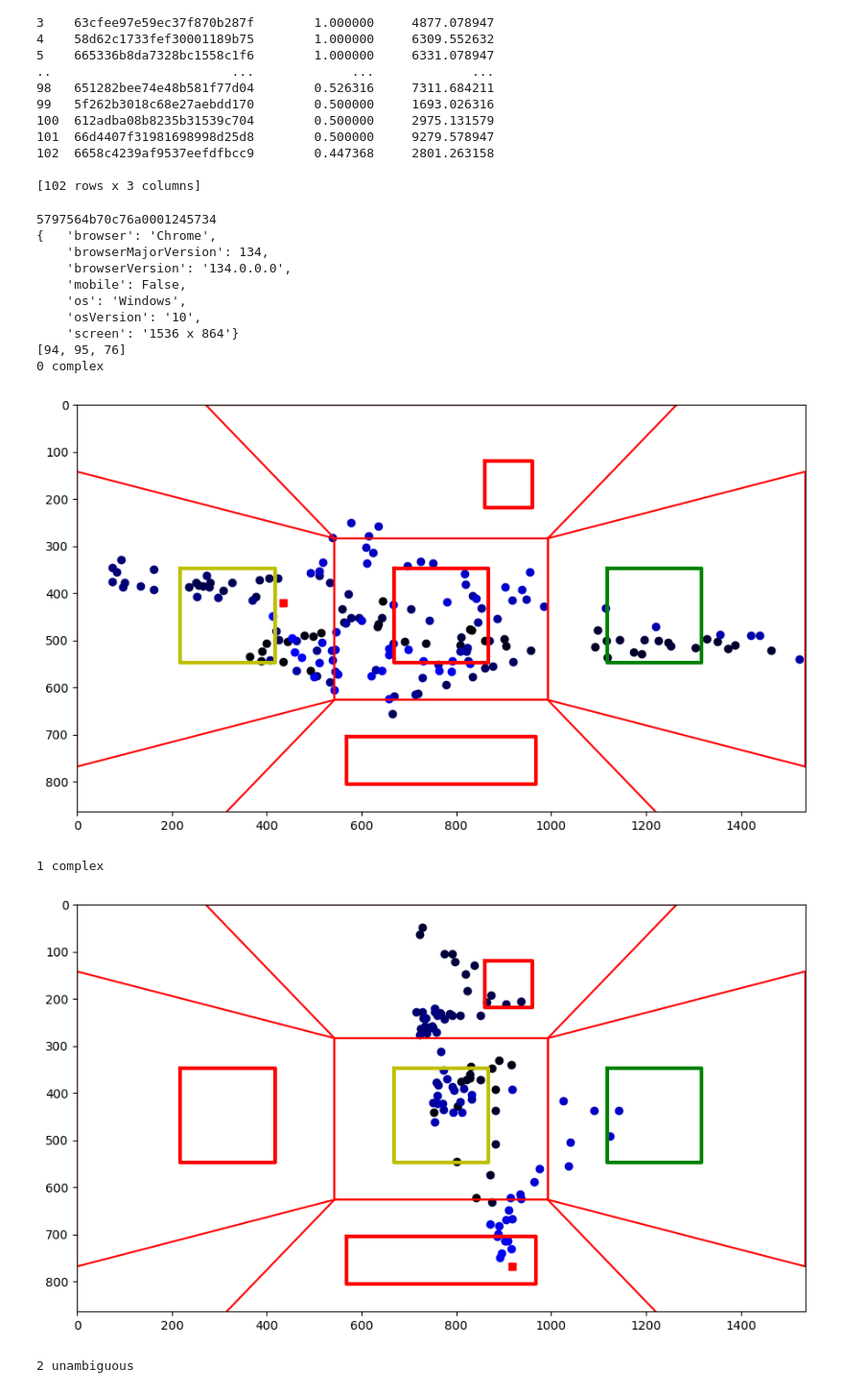
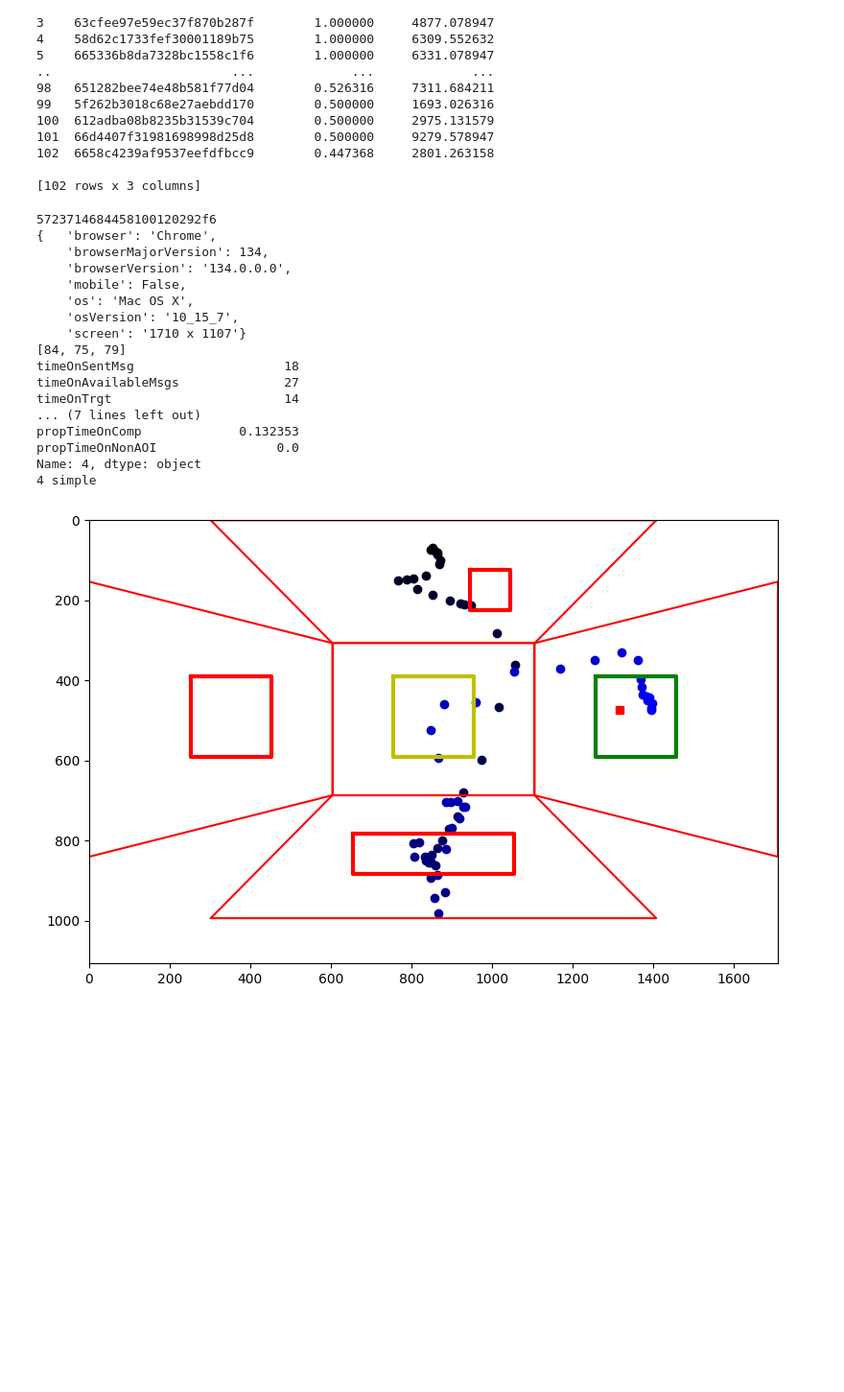
Before and after one commit to GAtemROU/Thesis-Project, a Jupyter notebook: analysis/preprocessing_and_init_analysis.ipynb, the cells around one changed output. Shown at 96% size. Saved outputs shown, nothing was run; the diff lists cells and outputs as text; code cells hidden in the pictures; blank space fills up the shorter version.

```diff
--- a/analysis/preprocessing_and_init_analysis.ipynb
+++ b/analysis/preprocessing_and_init_analysis.ipynb
@@ -583,7 +466,7 @@ df = pd.read_csv(f'data/preprocessed_data/{df_name}.csv')
 for column in dict_list_columns:
     df[column] = df[column].apply(lambda x: json.loads(x))
 df['resolution'] = df['resolution'].apply(lambda x: json.loads(x))
-participant = df.workerid.unique()[1]
+participant = df.workerid.unique()[0]
 print(participant)
 sample = df[df['workerid']==participant]
 pp.pprint(sample.iloc[0].deviceInfo)
@@ -600,7 +483,10 @@ def plot_polygons(coords, plot):
 aoi = ['img1', 'img2', 'img3', 'sent_msg', 'available_msgs']
 
 for i in range(len(sample)):
+    if i != 4:
+        continue
     cur_sample = sample.iloc[i]
+    print(cur_sample[['timeOnSentMsg', 'timeOnAvailableMsgs', 'timeOnTrgt', 'timeOnDist', 'timeOnComp', 'timeOnNonAOI', 'propTimeOnSentMsg', 'propTimeOnAvailableMsgs', 'propTimeOnTrgt', 'propTimeOnDist', 'propTimeOnComp', 'propTimeOnNonAOI']])
     gaze_sample = None
     gaze_sample = cur_sample.gaze
     x, y = [], []
@@ -621,40 +507,44 @@ for i in range(len(sample)):
         else:
             plt.plot(x[i], y[i], color=(0, 0, i/len(x)), marker='o')
 
 
     plt.xlim(0, resolution[0])
     plt.ylim(0, resolution[1])
     plt.gca().invert_yaxis()
 
 
     plot_polygons(cur_sample.coordinates, plt)
     for i, area in enumerate(aoi):
         cur_coords = cur_sample.coordinates[area]
         x_min = max(0, cur_coords['x'])
         x_max = cur_coords['x'] + cur_coords['width']
         y_min = max(0, cur_coords['y'])
         y_max = cur_coords['y'] + cur_coords['height']
         # plot boxes around AOI
         color = 'r'
         if cur_sample.trgtPos == i:
             color = 'g'
         if cur_sample.compPos == i:
             color = 'y'
         plt.plot([x_min, x_max, x_max, x_min, x_min], [y_min, y_min, y_max, y_max, y_min], color=color, linewidth=3)
 
     plt.show()
 # %% [output]
-5797564b70c76a0001245734
+5723714684458100120292f6
 {   'browser': 'Chrome',
     'browserMajorVersion': 134,
     'browserVersion': '134.0.0.0',
     'mobile': False,
-    'os': 'Windows',
-    'osVersion': '10',
-    'screen': '1536 x 864'}
-[94, 95, 76]
-0 complex
+    'os': 'Mac OS X',
+    'osVersion': '10_15_7',
+    'screen': '1710 x 1107'}
+[84, 75, 79]
+timeOnSentMsg                    18
+timeOnAvailableMsgs              27
+timeOnTrgt                       14
+... (7 lines left out)
+propTimeOnComp             0.132353
+propTimeOnNonAOI                0.0
+Name: 4, dtype: object
+4 simple
-[figure, old version]
+[figure, new version]
-1 complex
-[figure, removed]
-2 unambiguous
```
Also changed, not shown: parts of 10 cells of this notebook, 4 other files.
